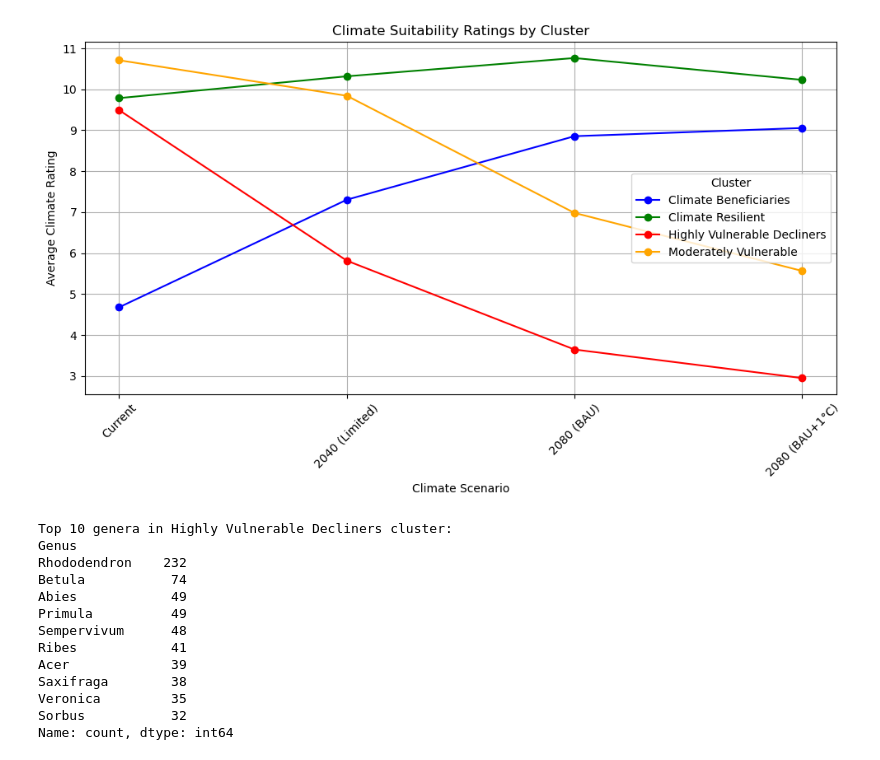
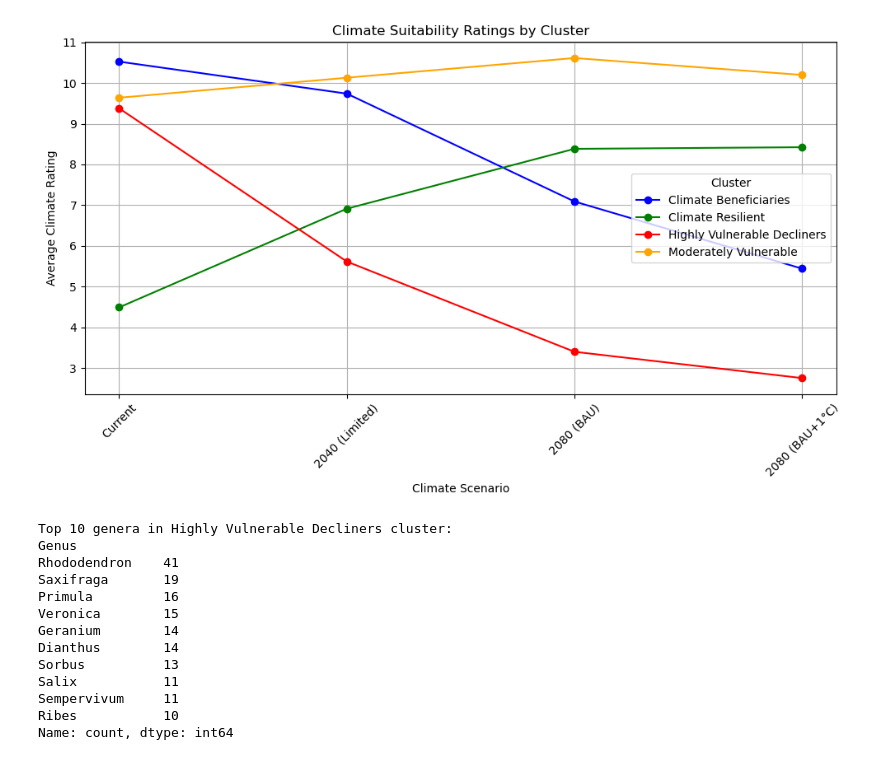
Before and after one commit to Kkubeck/CAT_analysis, a Jupyter notebook: k-cluster_analysis.ipynb, the cells around one changed output. Drawn from its saved outputs; the diff is of its cells as text; code cells hidden in the pictures.

```diff
--- a/k-cluster_analysis.ipynb
+++ b/k-cluster_analysis.ipynb
@@ -6,7 +6,7 @@ from sklearn.preprocessing import StandardScaler
 from sklearn.impute import SimpleImputer
 
 # Load the data
-data = pd.read_csv('data/FullJoin3_with_climate_ratings-proofed.csv')
+data = pd.read_csv('data/2025-03-22_test_set.csv')
 
 # Select the relevant columns for clustering
 ratings_columns = [
@@ -36,44 +36,44 @@ cluster_labels = {
     2: 'Highly Vulnerable Decliners',
     3: 'Climate Beneficiaries'
 }
 data['Cluster_Description'] = data['Cluster'].map(cluster_labels)
 
 # Visualize the clusters with custom colors
 colors = {
     'Highly Vulnerable Decliners': 'red',
     'Moderately Vulnerable': 'orange',
     'Climate Resilient': 'green',
     'Climate Beneficiaries': 'blue'
 }
 
 cluster_means = data.groupby('Cluster_Description')[ratings_columns].mean().T
 ax = cluster_means.plot(marker='o', figsize=(10, 6), color=[colors[desc] for desc in cluster_means.columns])
 
 plt.title('Climate Suitability Ratings by Cluster')
 plt.xlabel('Climate Scenario')
 plt.ylabel('Average Climate Rating')
 plt.xticks(ticks=range(len(ratings_columns)), labels=['Current', '2040 (Limited)', '2080 (BAU)', '2080 (BAU+1°C)'], rotation=45)
 plt.grid(True)
 plt.legend(title='Cluster')
 plt.tight_layout()
 plt.show()
 
 # Generate nomenclature statistics for Cluster 3 (Highly Vulnerable Decliners)
 cluster_3_stats = data[data['Cluster_Description'] == 'Highly Vulnerable Decliners']['Genus'].value_counts().head(10)
 print("Top 10 genera in Highly Vulnerable Decliners cluster:")
 print(cluster_3_stats)
 # %% [output]
-[figure, old version]
+[figure, new version]
 Top 10 genera in Highly Vulnerable Decliners cluster:
 Genus
-Rhododendron    232
-Betula           74
-Abies            49
-Primula          49
-Sempervivum      48
-Ribes            41
-Acer             39
-Saxifraga        38
-Veronica         35
-Sorbus           32
+Rhododendron    41
+Saxifraga       19
+Primula         16
+Veronica        15
+Geranium        14
+Dianthus        14
+Sorbus          13
+Salix           11
+Sempervivum     11
+Ribes           10
 Name: count, dtype: int64
```
Also changed, not shown: parts of 5 cells of this notebook.
